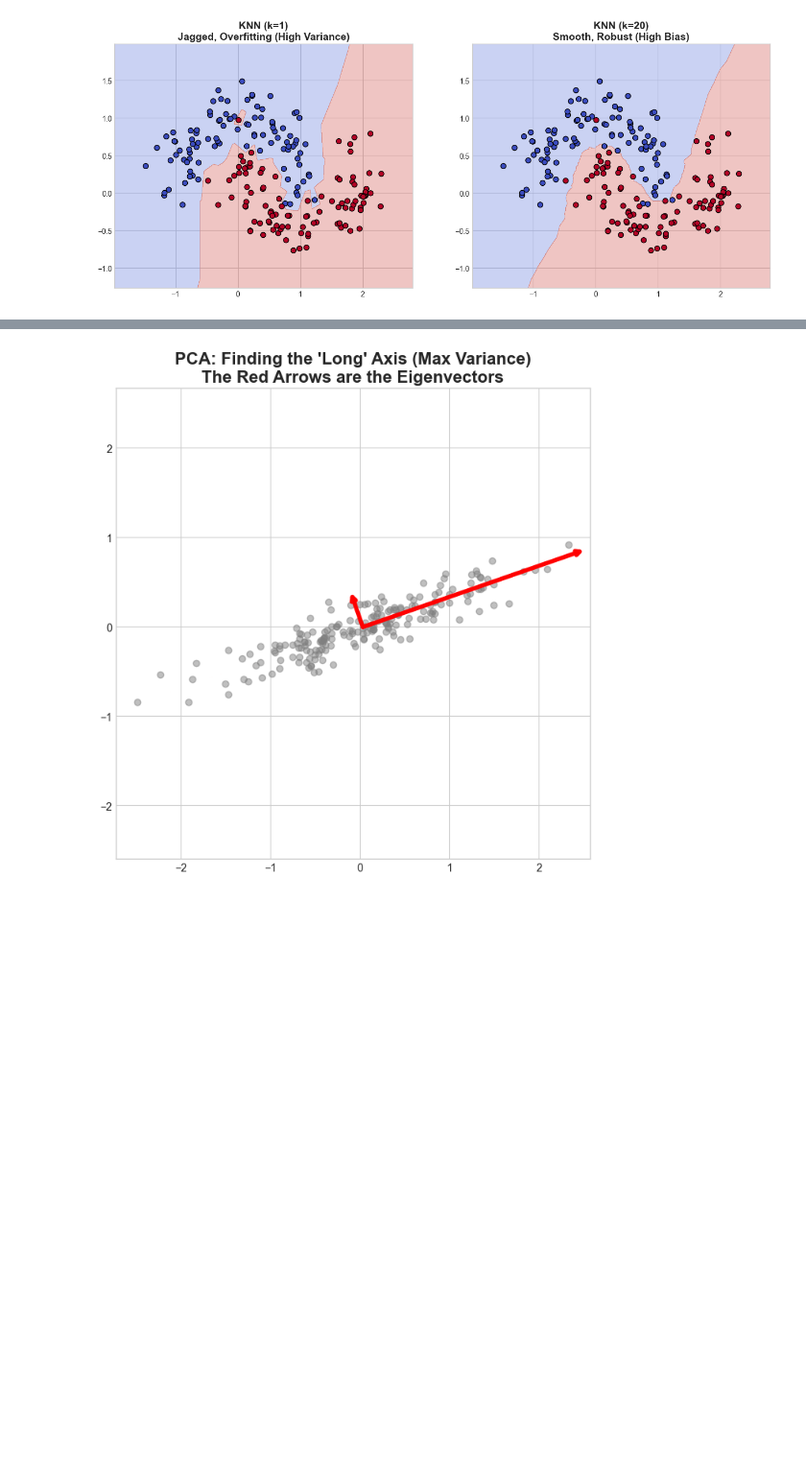
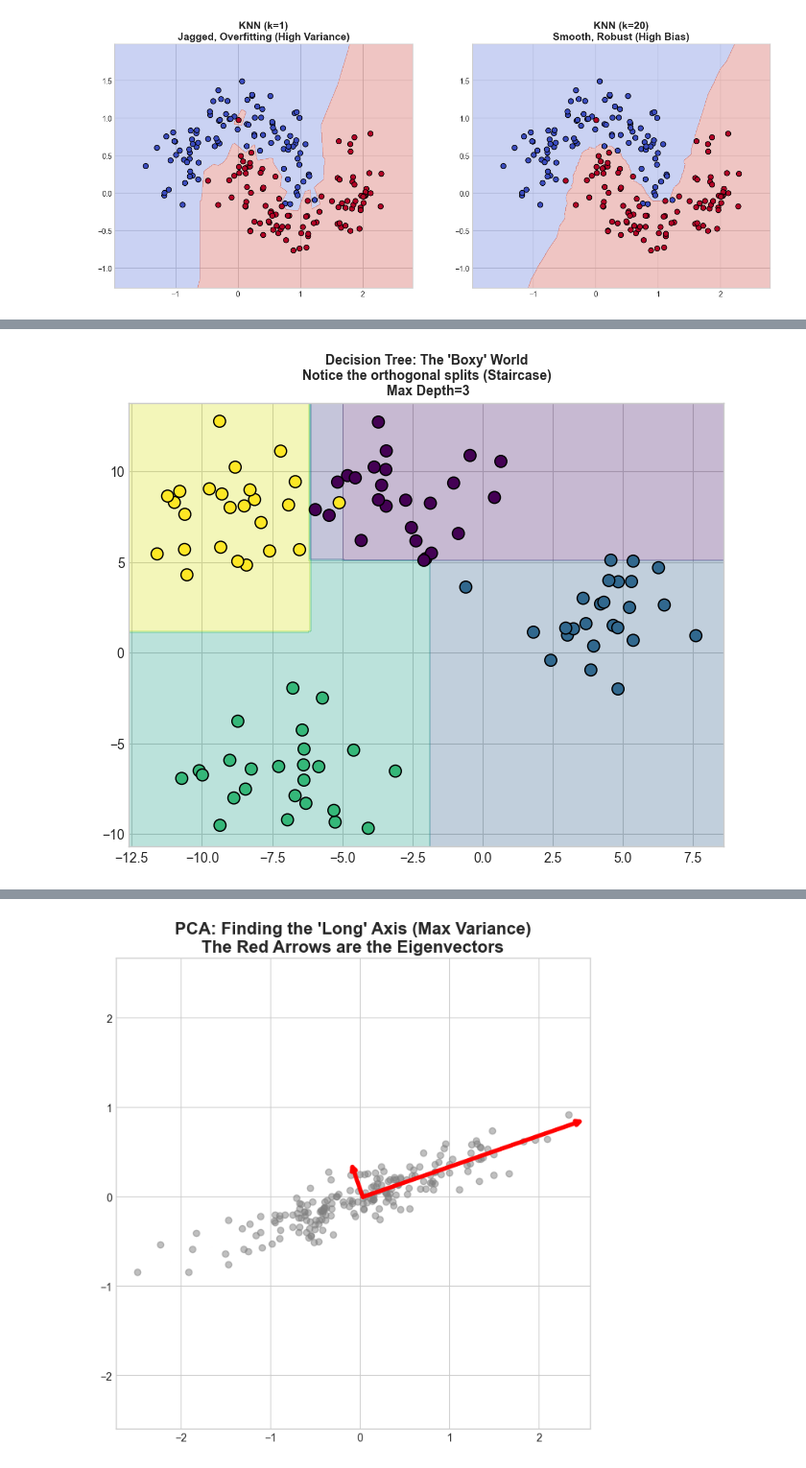
Before and after one commit to dattali18/machine_learning_msc_course, a Jupyter notebook: test_prep/ml_test_prep_1.ipynb, the cells around one changed output, grey strips where cells are left out. Shown at 96% size. Saved outputs shown, nothing was run; the diff lists cells and outputs as text; code cells hidden in the pictures; blank space fills up the shorter version.

```diff
--- a/test_prep/ml_test_prep_1.ipynb
+++ b/test_prep/ml_test_prep_1.ipynb
@@ -179,3 +179,26 @@ plt.show()
+# %%
+# CELL 7: DECISION TREE BOUNDARY
+from sklearn.tree import DecisionTreeRegressor
+
+# Generate Data
+X, y = make_blobs(n_samples=100, centers=4, random_state=42, cluster_std=2.0)
+
+# Fit Model
+tree_clf = DecisionTreeRegressor(max_depth=3, random_state=42)
+tree_clf.fit(X, y)
+
+# Plot
+plt.figure(figsize=(8, 6))
+xx, yy = np.meshgrid(np.linspace(X[:, 0].min()-1, X[:, 0].max()+1, 200),
+                     np.linspace(X[:, 1].min()-1, X[:, 1].max()+1, 200))
+Z = tree_clf.predict(np.c_[xx.ravel(), yy.ravel()]).reshape(xx.shape)
+
+plt.contourf(xx, yy, Z, alpha=0.3, cmap='viridis')
+plt.scatter(X[:, 0], X[:, 1], c=y, cmap='viridis', edgecolors='k', s=80)
+plt.title("Decision Tree: The 'Boxy' World\nNotice the orthogonal splits (Staircase)\n Max Depth=3", fontsize=10, fontweight='bold')
+plt.show()
+# %% [output]
+[figure, added]
 # %%
 # CELL 8: CLUSTERING FAIL (K-Means vs DBSCAN)
 from sklearn.cluster import KMeans, DBSCAN
```
Also changed, not shown: parts of 6 cells of this notebook.
